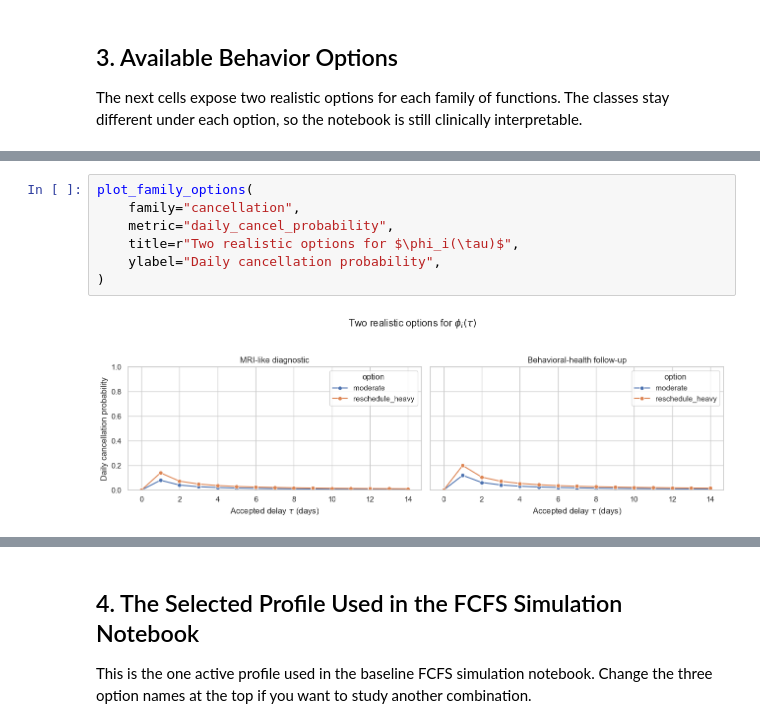
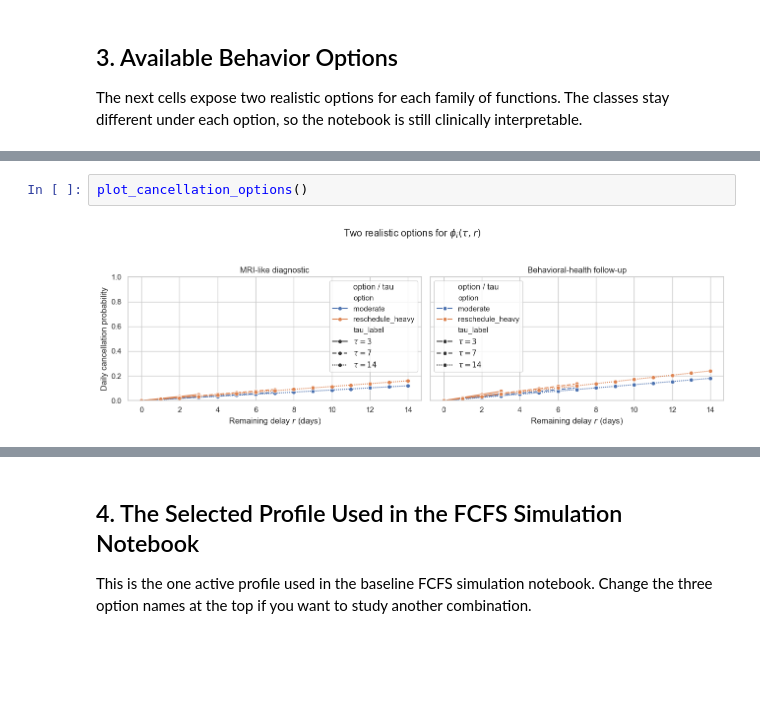
Before and after one commit to alexandre-sdd/research_cuimc_queuing, a Jupyter notebook: Notebooks/behavior_functions.ipynb, the cells around one changed output, grey strips where cells are left out. Cells and saved outputs as stored; diff of their text form; blank space fills up the shorter version.

```diff
--- a/Notebooks/behavior_functions.ipynb
+++ b/Notebooks/behavior_functions.ipynb
@@ -192,12 +242,7 @@ plot_family_options(
 # %% [output]
 [figure]
 # %%
-plot_family_options(
-    family="cancellation",
-    metric="daily_cancel_probability",
-    title=r"Two realistic options for $\phi_i(\tau)$",
-    ylabel="Daily cancellation probability",
-)
+plot_cancellation_options()
 # %% [output]
-[figure, old version]
+[figure, new version]
 # %%
```
Also changed, not shown: parts of 7 cells of this notebook, 11 other files.
